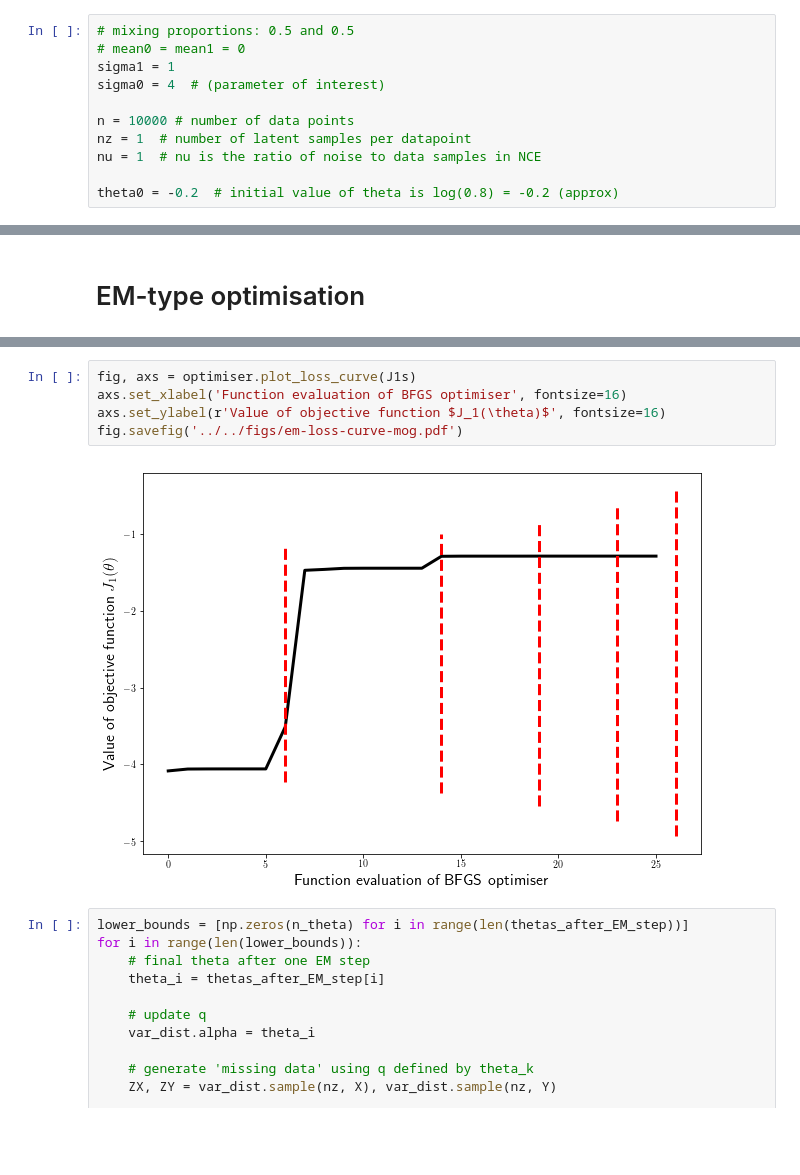
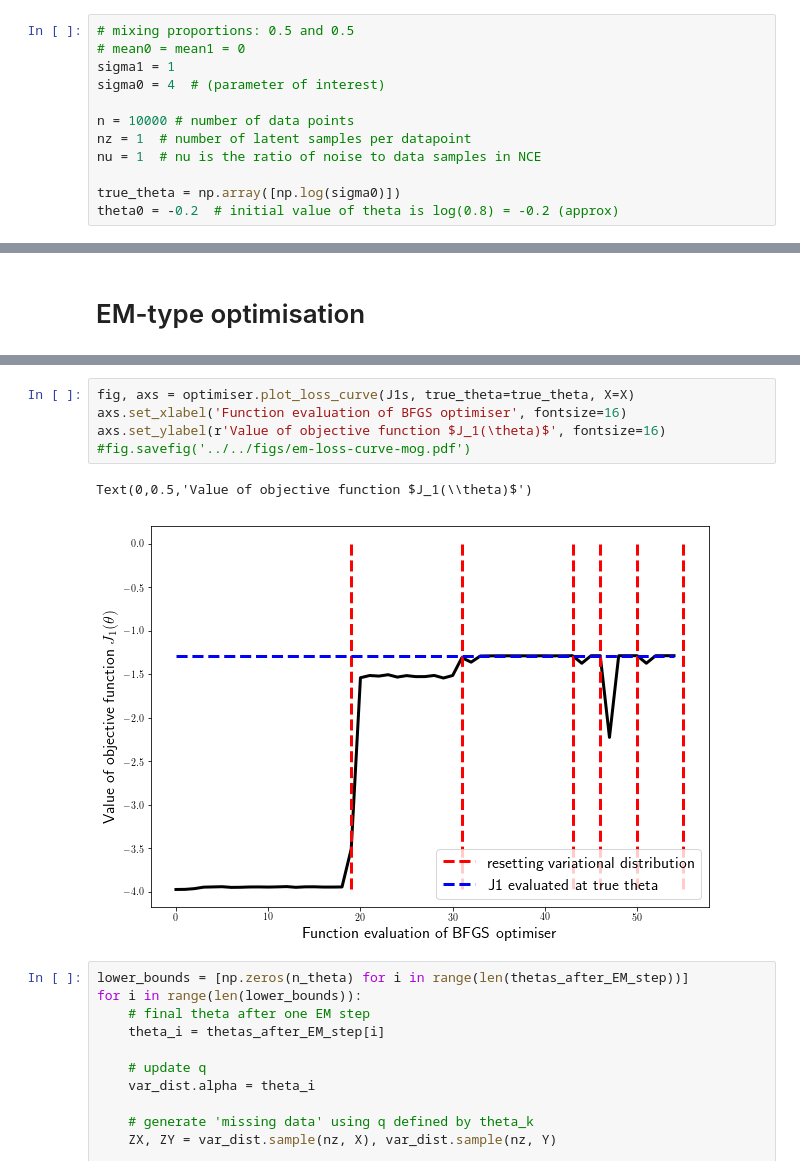
Before and after one commit to benrhodes26/VNCE, a Jupyter notebook: proposal/code/notebooks/1) normalised-mog.ipynb, the cells around one changed output, grey strips where cells are left out. Saved outputs shown, nothing was run; the diff lists cells and outputs as text; blank space fills up the shorter version.

```diff
--- a/proposal/code/notebooks/1) normalised-mog.ipynb
+++ b/proposal/code/notebooks/1) normalised-mog.ipynb
@@ -162,6 +162,7 @@ n = 10000 # number of data points
 nz = 1  # number of latent samples per datapoint
 nu = 1  # nu is the ratio of noise to data samples in NCE
 
+true_theta = np.array([np.log(sigma0)])
 theta0 = -0.2  # initial value of theta is log(0.8) = -0.2 (approx)
 # %%
 true_data_dist = MixtureOfTwoGaussians(theta=np.log(sigma0), sigma1=sigma1)
@@ -265,10 +266,11 @@ Optimization terminated successfully.
 # %%
-fig, axs = optimiser.plot_loss_curve(J1s)
+fig, axs = optimiser.plot_loss_curve(J1s, true_theta=true_theta, X=X)
 axs.set_xlabel('Function evaluation of BFGS optimiser', fontsize=16)
 axs.set_ylabel(r'Value of objective function $J_1(\theta)$', fontsize=16)
-fig.savefig('../../figs/em-loss-curve-mog.pdf')
+#fig.savefig('../../figs/em-loss-curve-mog.pdf')
 # %% [output]
+Text(0,0.5,'Value of objective function $J_1(\\theta)$')
-[figure, old version]
+[figure, new version]
 # %%
 lower_bounds = [np.zeros(n_theta) for i in range(len(thetas_after_EM_step))]
 for i in range(len(lower_bounds)):
```
Also changed, not shown: parts of 6 cells of this notebook, 5 other files.
